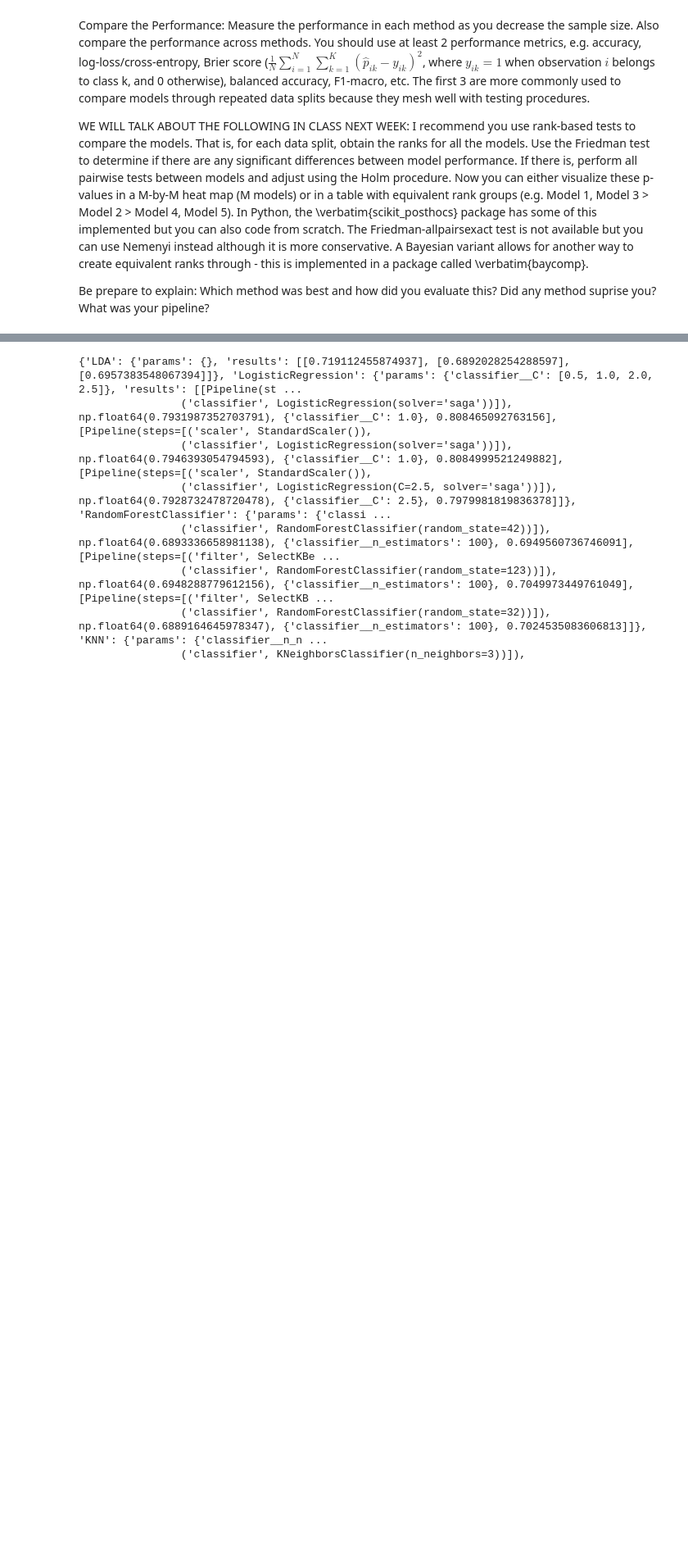
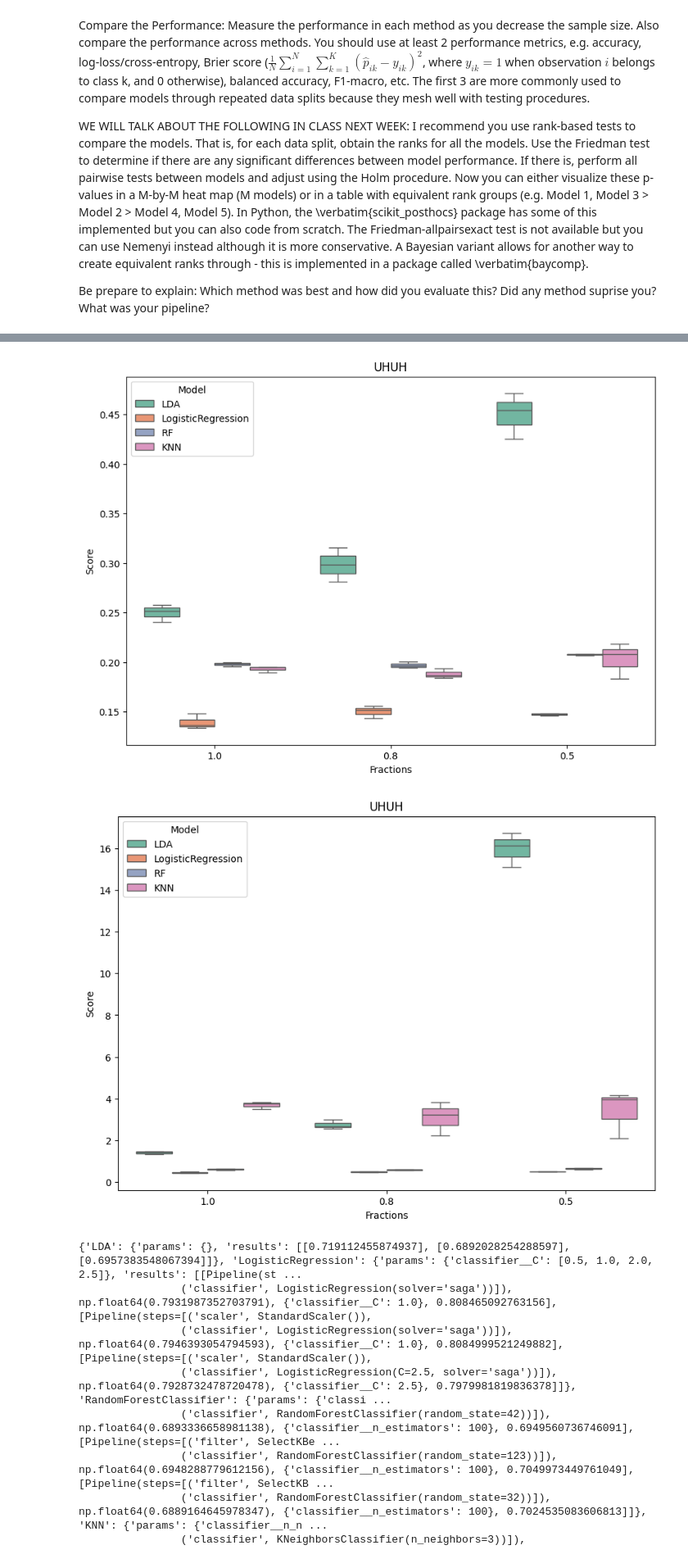
Before and after one commit to CleosCleopatra/big_data_3, a Jupyter notebook: project3Py.ipynb, the cells around one changed output, grey strips where cells are left out. Shown at 82% size. Drawn from its saved outputs; the diff is of its cells as text; code cells hidden in the pictures; blank space fills up the shorter version.

```diff
--- a/project3Py.ipynb
+++ b/project3Py.ipynb
@@ -470,3 +469,55 @@ TypeError: unsupported format string passed to numpy.ndarray.__format__
+# %%
+
+fig = plt.figure(figsize = (10,7))
+brier_1_df = pd.DataFrame(brier_1, columns=["LDA", "LogisticRegression", "RF", "KNN"])
+brier_08_df = pd.DataFrame(brier_08, columns=["LDA", "LogisticRegression", "RF", "KNN"])
+brier_05_df = pd.DataFrame(brier_05, columns=["LDA","LogisticRegression", "RF", "KNN"])
+
+
+brier_1_df["Fractions"] = "1.0"
+brier_08_df["Fractions"] = "0.8"
+brier_05_df["Fractions"] = "0.5"
+
+combined_data = pd.concat([brier_1_df, brier_08_df, brier_05_df], ignore_index=True)
+
+plot_data = combined_data.melt(
+    id_vars = "Fractions",
+    var_name = "Model",
+    value_name = "Score"
+)
+
+sns.boxplot(x = "Fractions", y="Score", data=plot_data, hue = "Model", palette="Set2")
+plt.title("UHUH")
+plt.show()
+
+
+
+
+fig = plt.figure(figsize = (10,7))
+log_loss_1_df = pd.DataFrame(log_loss_1, columns=["LDA", "LogisticRegression", "RF", "KNN"])
+log_loss_08_df = pd.DataFrame(log_loss_08, columns=["LDA", "LogisticRegression", "RF", "KNN"])
+log_loss_05_df = pd.DataFrame(log_loss_05, columns=["LDA","LogisticRegression", "RF", "KNN"])
+
+
+log_loss_1_df["Fractions"] = "1.0"
+log_loss_08_df["Fractions"] = "0.8"
+log_loss_05_df["Fractions"] = "0.5"
+
+combined_data_log_loss = pd.concat([log_loss_1_df, log_loss_08_df, log_loss_05_df], ignore_index=True)
+
+
+plot_data_log_loss = combined_data_log_loss.melt(
+    id_vars = "Fractions",
+    var_name = "Model",
+    value_name = "Score"
+)
+
+sns.boxplot(x = "Fractions", y="Score", data=plot_data_log_loss, hue = "Model", palette="Set2")
+plt.title("UHUH")
+plt.show()
+# %% [output]
+[figure, added]
+[figure, added]
 # %%
 print(models)
 # %% [output]
```
Also changed, not shown: parts of 3 cells of this notebook.
